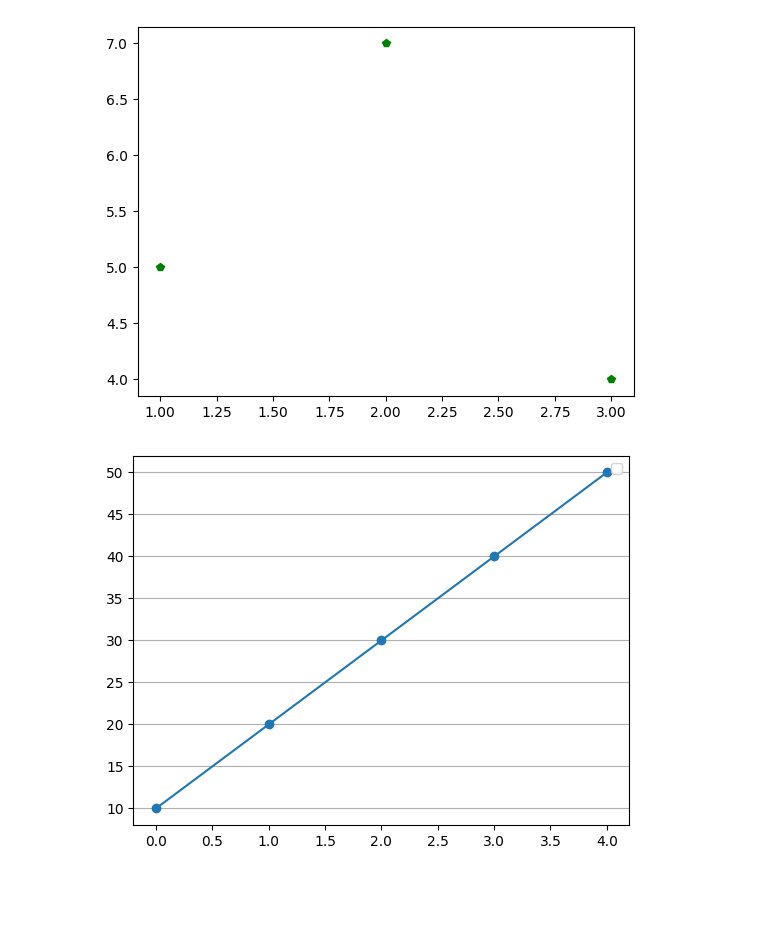
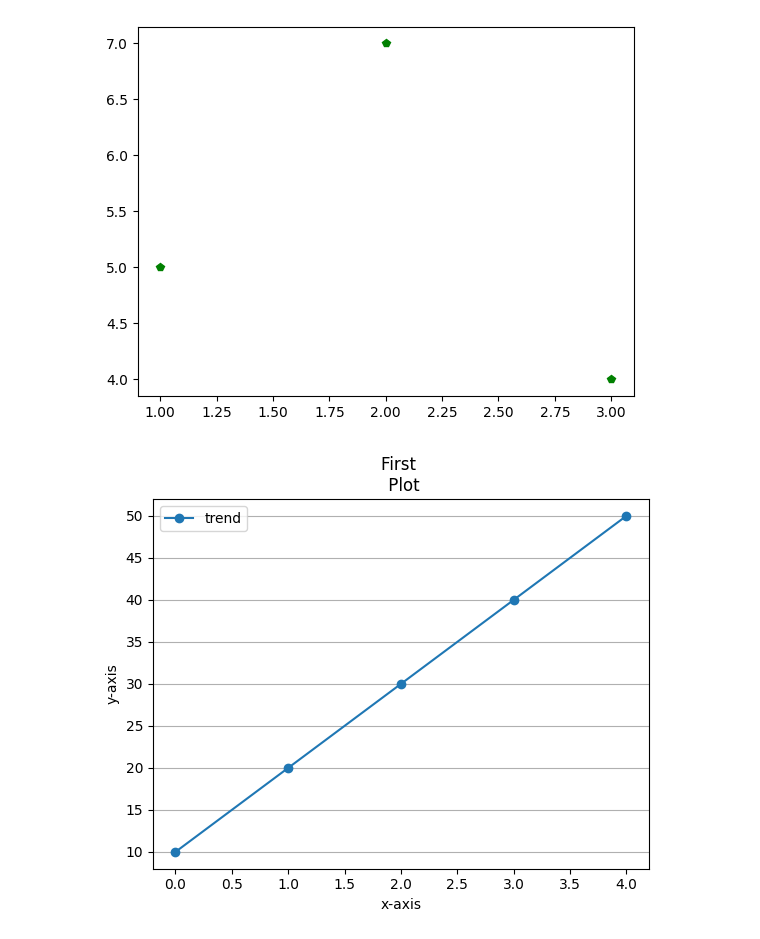
Before and after one commit to anurg/aicourse, a Jupyter notebook: matplotlib_labs.ipynb, the cells around one changed output. Saved outputs shown, nothing was run; the diff lists cells and outputs as text; code cells hidden in the pictures; blank space fills up the shorter version.

```diff
--- a/matplotlib_labs.ipynb
+++ b/matplotlib_labs.ipynb
@@ -41,11 +41,14 @@ plt.show()
 # %%
 import matplotlib.pyplot as plt
 x=[10,20,30,40,50]
-plt.plot(x,marker="o")
+plt.plot(x,marker="o",label="trend")
+plt.xlabel("x-axis")
+plt.ylabel("y-axis")
+plt.title("First \n Plot")
 # plt.grid()
 # plt.grid(axis="x")
 plt.grid(axis="y")
-
+plt.legend()
 plt.show()
 # %% [output]
-[figure, old version]
+[figure, new version]
```
Also changed, not shown: parts of 5 cells of this notebook.
